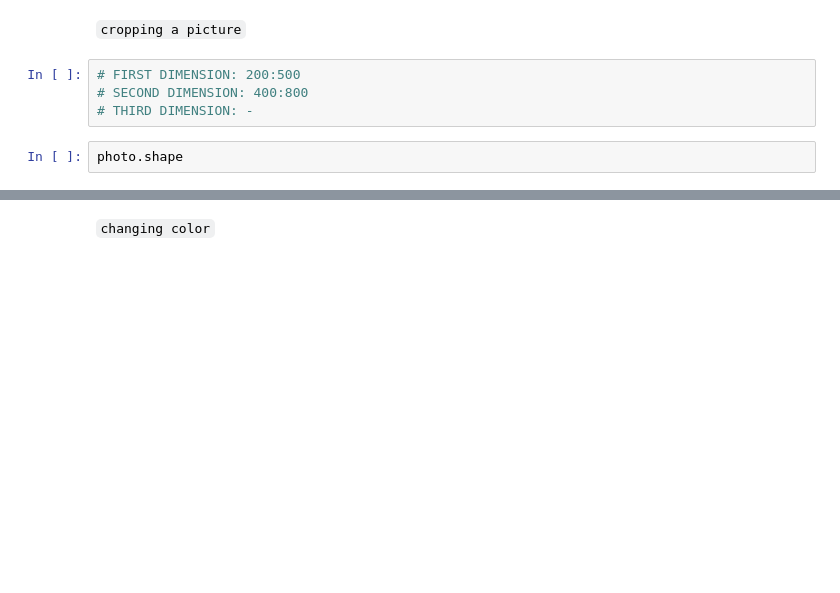
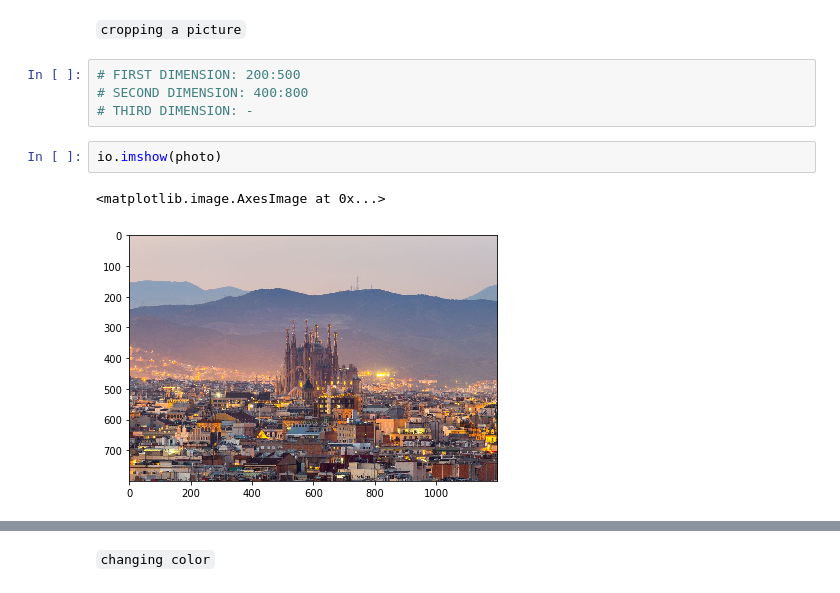
Before and after one commit to Ironhack-data-bcn-january-2024/lectures, a Jupyter notebook: week-2/2-intro-numpy.ipynb, the cells around one changed output, grey strips where cells are left out. Saved outputs shown, nothing was run; the diff lists cells and outputs as text; blank space fills up the shorter version.

```diff
--- a/week-2/2-intro-numpy.ipynb
+++ b/week-2/2-intro-numpy.ipynb
@@ -796,7 +983,10 @@ reversed_pic = io.imshow(photo[::-1])
 # FIRST DIMENSION: 200:500
 # SECOND DIMENSION: 400:800
 # THIRD DIMENSION: -
-# %%
-photo.shape
+# %%
+io.imshow(photo)
+# %% [output]
+<matplotlib.image.AxesImage at 0x...>
+[figure, added]
 # %%
 cathedral = io.imshow(photo[200:500, 400:800])
```
Also changed, not shown: parts of 49 cells of this notebook.
